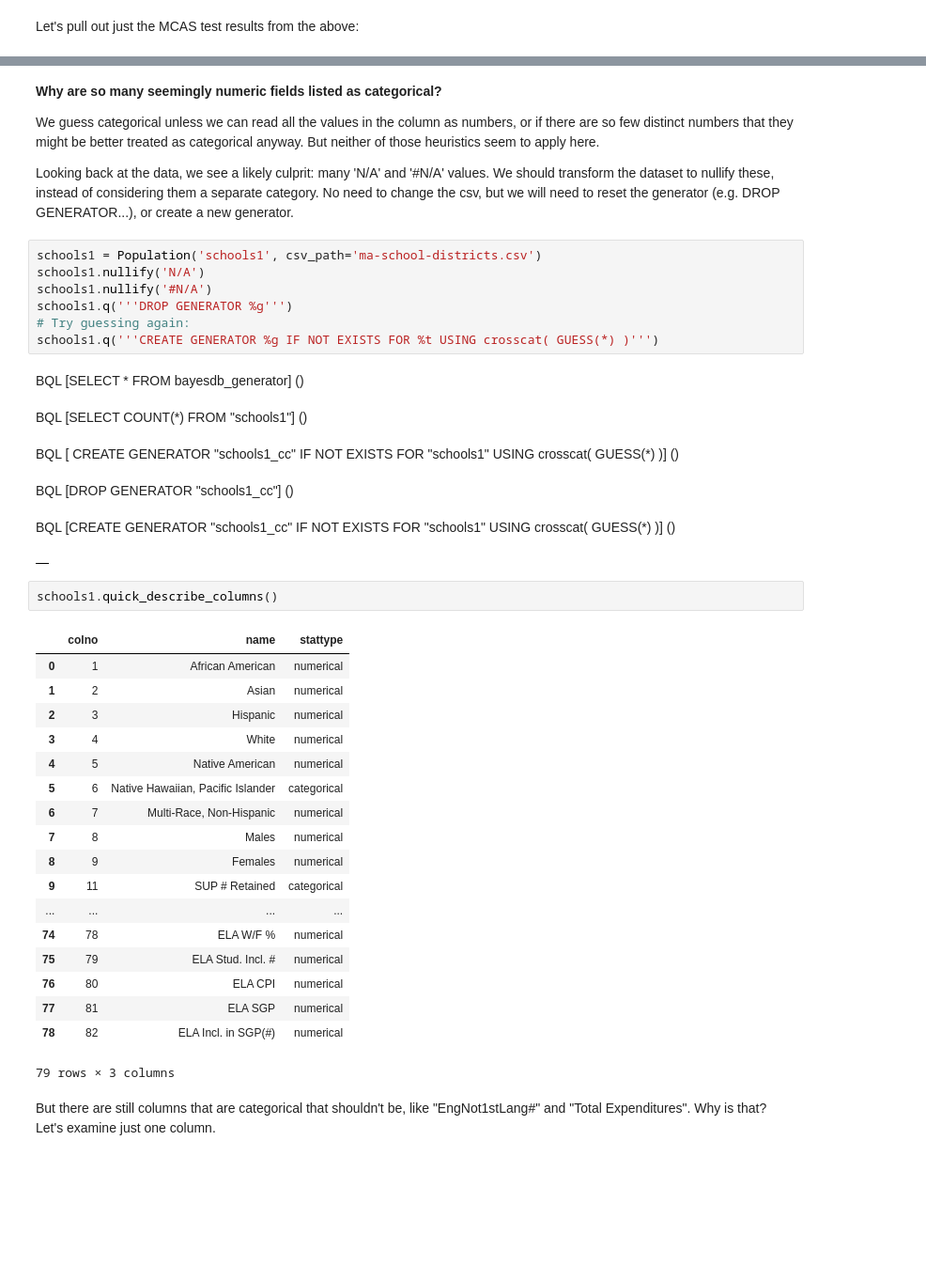
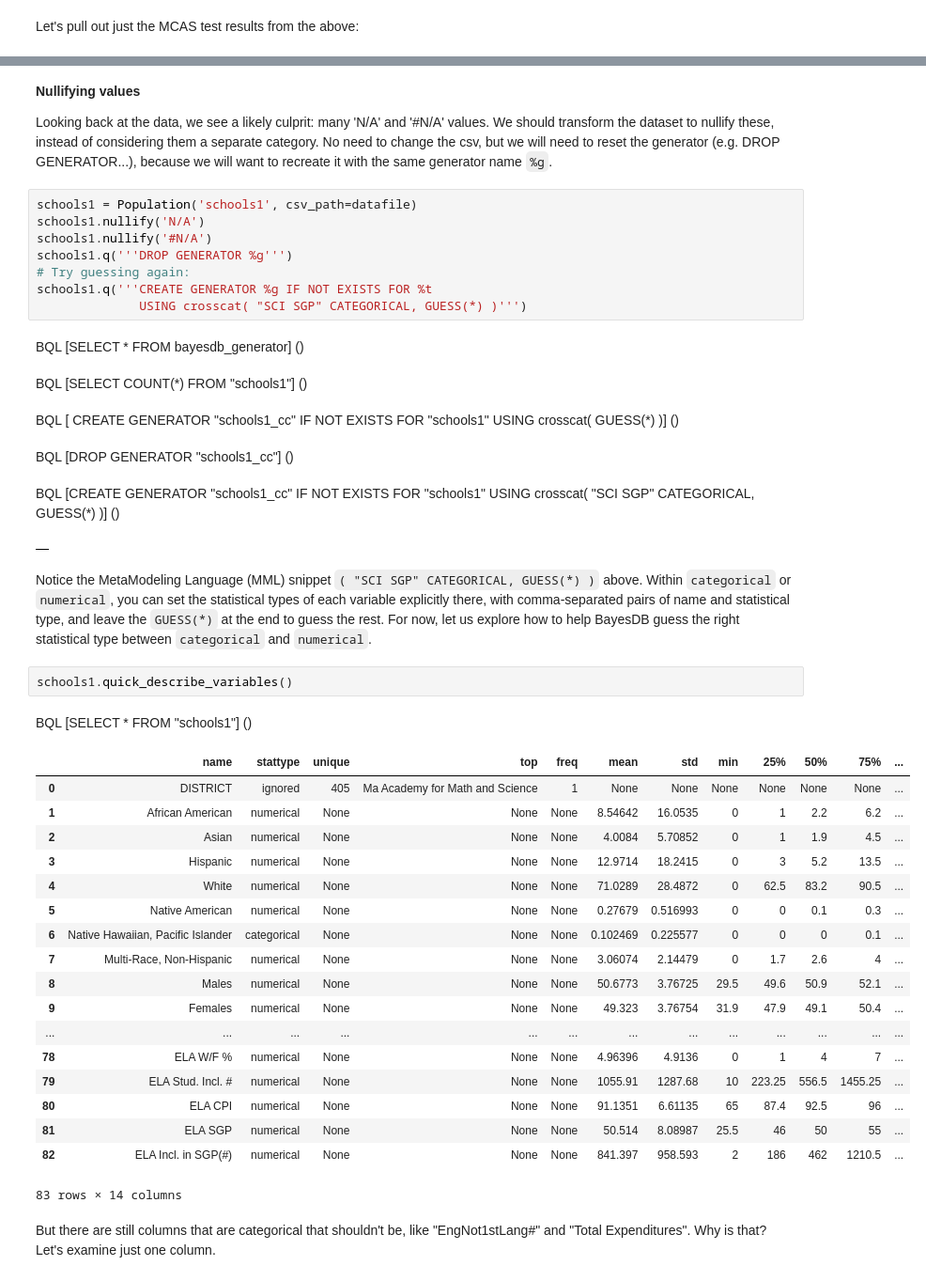
Before and after one commit to probcomp/bdbcontrib, a Jupyter notebook: examples/ma-school-districts/MASchoolDistricts.ipynb, the cells around one changed output, grey strips where cells are left out. Shown at 94% size. Cells and saved outputs as stored; diff of their text form; blank space fills up the shorter version.

```diff
--- a/examples/ma-school-districts/MASchoolDistricts.ipynb
+++ b/examples/ma-school-districts/MASchoolDistricts.ipynb
@@ -103,44 +118,46 @@ schools0.quick_describe_columns()
 # %% [markdown]
-**Why are so many seemingly numeric fields listed as categorical?**
+**Nullifying values**
 
-We guess categorical unless we can read all the values in the column as numbers, or if there are so few distinct numbers that they might be better treated as categorical anyway. But neither of those heuristics seem to apply here.
-
-Looking back at the data, we see a likely culprit: many 'N/A' and '#N/A' values. We should transform the dataset to nullify these, instead of considering them a separate category.  No need to change the csv, but we will need to reset the generator (e.g. DROP GENERATOR...), or create a new generator.
+Looking back at the data, we see a likely culprit: many 'N/A' and '#N/A' values. We should transform the dataset to nullify these, instead of considering them a separate category.  No need to change the csv, but we will need to reset the generator (e.g. DROP GENERATOR...), because we will want to recreate it with the same generator name `%g`.
 # %%
-schools1 = Population('schools1', csv_path='ma-school-districts.csv')
+schools1 = Population('schools1', csv_path=datafile)
 schools1.nullify('N/A')
 schools1.nullify('#N/A')
 schools1.q('''DROP GENERATOR %g''')
 # Try guessing again:
-schools1.q('''CREATE GENERATOR %g IF NOT EXISTS FOR %t USING crosscat( GUESS(*) )''')
+schools1.q('''CREATE GENERATOR %g IF NOT EXISTS FOR %t
+              USING crosscat( "SCI SGP" CATEGORICAL, GUESS(*) )''')
 # %% [output]
 BQL [SELECT * FROM bayesdb_generator] ()
 BQL [SELECT COUNT(*) FROM "schools1"] ()
 BQL [ CREATE GENERATOR "schools1_cc" IF NOT EXISTS FOR "schools1" USING crosscat( GUESS(*) )] ()
 BQL [DROP GENERATOR "schools1_cc"] ()
-BQL [CREATE GENERATOR "schools1_cc" IF NOT EXISTS FOR "schools1" USING crosscat( GUESS(*) )] ()
+BQL [CREATE GENERATOR "schools1_cc" IF NOT EXISTS FOR "schools1" USING crosscat( "SCI SGP" CATEGORICAL, GUESS(*) )] ()
 |  |
+# %% [markdown]
+Notice the MetaModeling Language (MML) snippet `( "SCI SGP" CATEGORICAL, GUESS(*) )` above. Within `categorical` or `numerical`, you can set the statistical types of each variable explicitly there, with comma-separated pairs of name and statistical type, and leave the `GUESS(*)` at the end to guess the rest. For now, let us explore how to help BayesDB guess the right statistical type between `categorical` and `numerical`.
 # %%
-schools1.quick_describe_columns()
+schools1.quick_describe_variables()
 # %% [output]
+BQL [SELECT * FROM "schools1"] ()
-|  | colno | name | stattype |
-| 0 | 1 | African American | numerical |
-| 1 | 2 | Asian | numerical |
-| 2 | 3 | Hispanic | numerical |
-| 3 | 4 | White | numerical |
-| 4 | 5 | Native American | numerical |
-| 5 | 6 | Native Hawaiian, Pacific Islander | categorical |
-| 6 | 7 | Multi-Race, Non-Hispanic | numerical |
-| 7 | 8 | Males | numerical |
-| 8 | 9 | Females | numerical |
-| 9 | 11 | SUP # Retained | categorical |
-| ... | ... | ... | ... |
-| 74 | 78 | ELA W/F % | numerical |
-| 75 | 79 | ELA Stud. Incl. # | numerical |
-| 76 | 80 | ELA CPI | numerical |
-| 77 | 81 | ELA SGP | numerical |
-| 78 | 82 | ELA Incl. in SGP(#) | numerical |
+|  | name | stattype | unique | top | freq | mean | std | min | 25% | 50% | 75% | ... |
+| 0 | DISTRICT | ignored | 405 | Ma Academy for Math and Science | 1 | None | None | None | None | None | None | ... |
+| 1 | African American | numerical | None | None | None | 8.54642 | 16.0535 | 0 | 1 | 2.2 | 6.2 | ... |
+| 2 | Asian | numerical | None | None | None | 4.0084 | 5.70852 | 0 | 1 | 1.9 | 4.5 | ... |
+| 3 | Hispanic | numerical | None | None | None | 12.9714 | 18.2415 | 0 | 3 | 5.2 | 13.5 | ... |
+| 4 | White | numerical | None | None | None | 71.0289 | 28.4872 | 0 | 62.5 | 83.2 | 90.5 | ... |
+| 5 | Native American | numerical | None | None | None | 0.27679 | 0.516993 | 0 | 0 | 0.1 | 0.3 | ... |
+| 6 | Native Hawaiian, Pacific Islander | categorical | None | None | None | 0.102469 | 0.225577 | 0 | 0 | 0 | 0.1 | ... |
+| 7 | Multi-Race, Non-Hispanic | numerical | None | None | None | 3.06074 | 2.14479 | 0 | 1.7 | 2.6 | 4 | ... |
+| 8 | Males | numerical | None | None | None | 50.6773 | 3.76725 | 29.5 | 49.6 | 50.9 | 52.1 | ... |
+| 9 | Females | numerical | None | None | None | 49.323 | 3.76754 | 31.9 | 47.9 | 49.1 | 50.4 | ... |
+| ... | ... | ... | ... | ... | ... | ... | ... | ... | ... | ... | ... | ... |
+| 78 | ELA W/F % | numerical | None | None | None | 4.96396 | 4.9136 | 0 | 1 | 4 | 7 | ... |
+| 79 | ELA Stud. Incl. # | numerical | None | None | None | 1055.91 | 1287.68 | 10 | 223.25 | 556.5 | 1455.25 | ... |
+| 80 | ELA CPI | numerical | None | None | None | 91.1351 | 6.61135 | 65 | 87.4 | 92.5 | 96 | ... |
+| 81 | ELA SGP | numerical | None | None | None | 50.514 | 8.08987 | 25.5 | 46 | 50 | 55 | ... |
+| 82 | ELA Incl. in SGP(#) | numerical | None | None | None | 841.397 | 958.593 | 2 | 186 | 462 | 1210.5 | ... |
-79 rows × 3 columns
+83 rows × 14 columns
 # %% [markdown]
 But there are still columns that are categorical that shouldn't be, like "EngNot1stLang#" and "Total Expenditures". Why is that? Let's examine just one column.
 # %%
```
Also changed, not shown: parts of 14 cells of this notebook, 7 other files.
